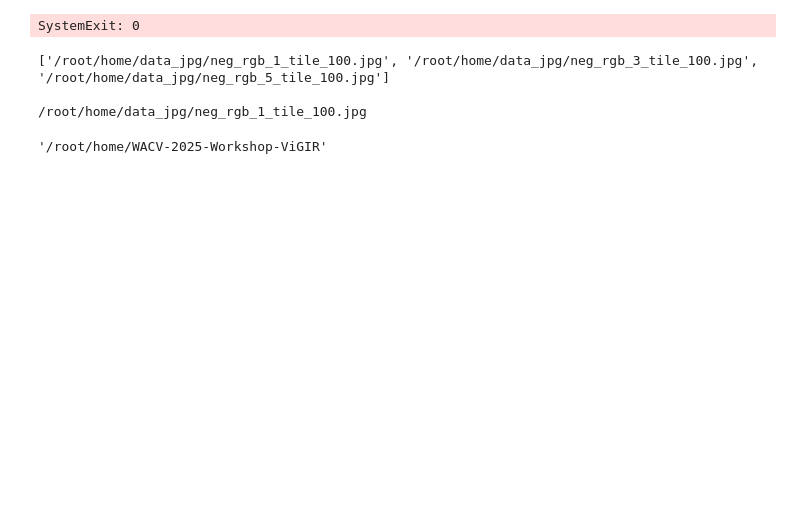
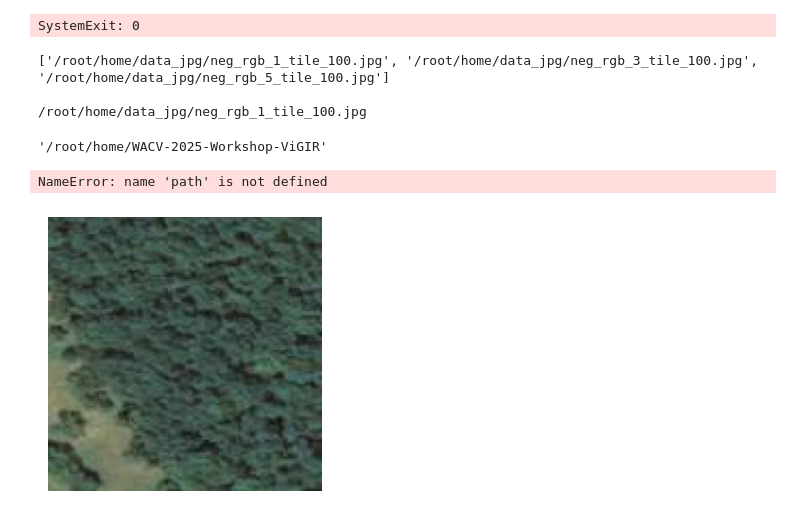
Before and after one commit to SMATousi/WACV-2025-Workshop-ViGIR, a Jupyter notebook: WACV_Answers_generation.ipynb, the cells around one changed output. Saved outputs shown, nothing was run; the diff lists cells and outputs as text; code cells hidden in the pictures; blank space fills up the shorter version.

```diff
--- a/WACV_Answers_generation.ipynb
+++ b/WACV_Answers_generation.ipynb
@@ -128,7 +129,7 @@ questions = [
 ]
 """
 
-questions = [""]
+questions = ["How many images do you see?"]
 # %%
 model_name = args.modelname
 ollama.pull(model_name)
@@ -151,7 +152,12 @@ for key,info in tqdm(data.items()):
 
     count+=1
     for question in questions:
-        response = ollama.generate(model=model_name, prompt=question, images=info, options=options)
+        response = ollama.generate(model=model_name,
+                                   prompt=question,
+                                   images=info,
+                                   options=options)
         saving_response[key].append(response['response'])
         print(response['response'])
+
+        sys.exit()
 # %% [output]
@@ -172,3 +177,20 @@ img = Image.open(image_file)
 pwd
 # %% [output]
 '/root/home/WACV-2025-Workshop-ViGIR'
+# %%
+# Read and display the images
+images = [Image.open(path) for path in info]
+
+# Plot the images using Matplotlib
+plt.figure(figsize=(12, 8))
+#for i, img in enumerate(images):
+for i, (img, path) in enumerate(zip(images, image_paths)):
+    plt.subplot(2, 3, i + 1)  # 2 rows, 3 columns
+    plt.imshow(img)
+    plt.axis('off')  # Turn off axis
+    plt.title(os.path.basename(path))
+plt.tight_layout()
+plt.show()
+# %% [output]
+NameError: name 'path' is not defined
+[figure, added]
```
Also changed, not shown: parts of 2 cells of this notebook.
